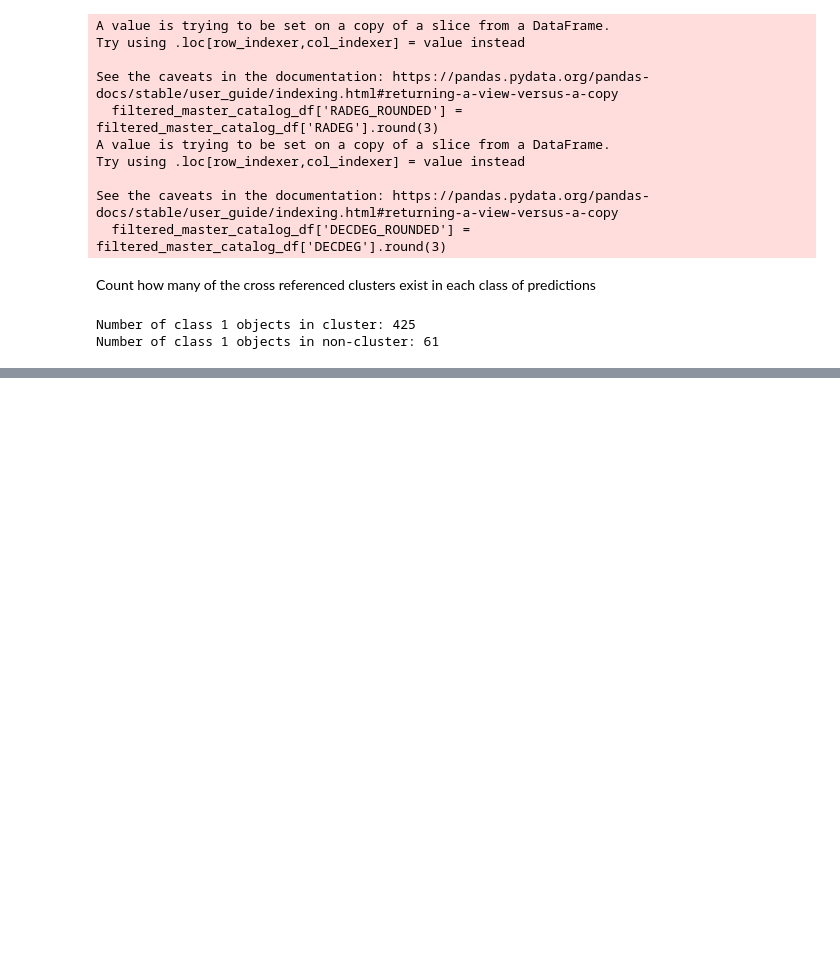
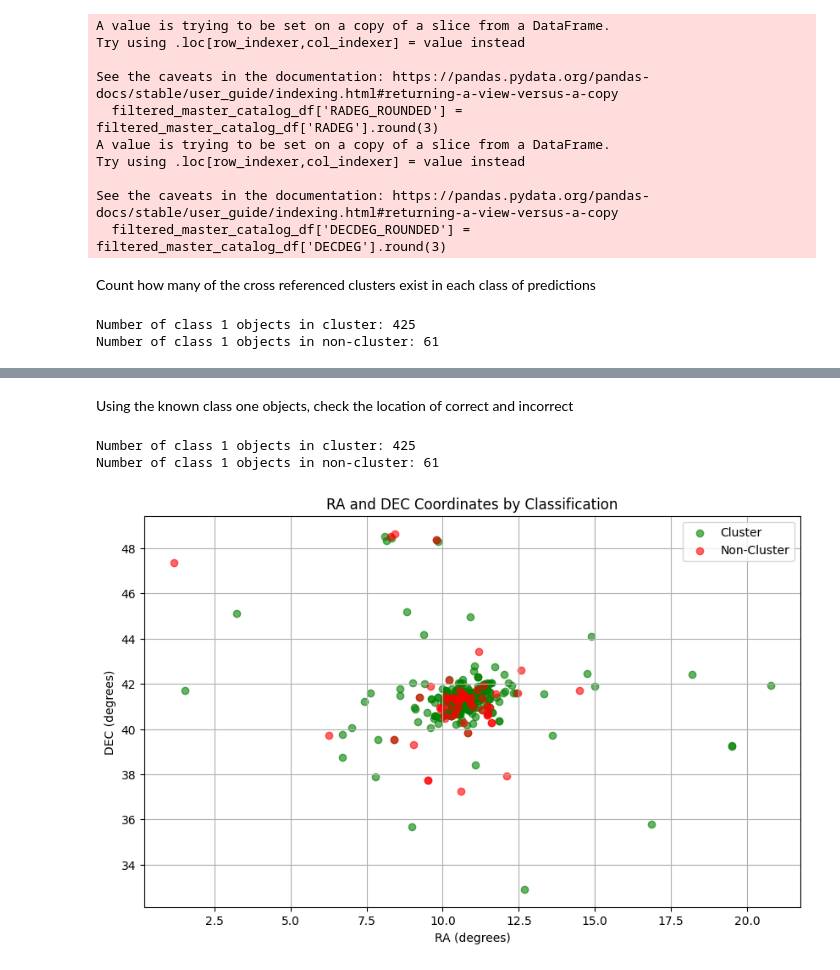
Before and after one commit to OscarKlemenz/Star-Cluster-Classifier, a Jupyter notebook: Finding Real Images/find_nearest_field_and_get_image.ipynb, the cells around one changed output, grey strips where cells are left out. Cells and saved outputs as stored; diff of their text form; code cells hidden in the pictures; blank space fills up the shorter version.

```diff
--- a/Finding Real Images/find_nearest_field_and_get_image.ipynb
+++ b/Finding Real Images/find_nearest_field_and_get_image.ipynb
@@ -980,0 +1041,68 @@ Number of class 1 objects in non-cluster: 61
+# %% [markdown]
+Using the known class one objects, check the location of correct and incorrect
+# %%
+import os
+import pandas as pd
+import matplotlib.pyplot as plt
+
+# Load the CSV files
+cross_referenced_file = 'cross_referenced_results.csv'
+cross_referenced_df = pd.read_csv(cross_referenced_file)
+
+# Filter the cross-referenced DataFrame to only include class 1 objects
+class_1_df = cross_referenced_df[cross_referenced_df['CLASS'] == 1]
+
+# Create a set of RADEG and DECDEG tuples for class 1 objects
+class_1_coords = set(zip(class_1_df['RADEG_y'], class_1_df['DECDEG_y']))
+
+# Directories to check
+cluster_dir = '../data/predictions_128SRNC/cluster'
+non_cluster_dir = '../data/predictions_128SRNC/non-cluster'
+
+# Lists to store RA and DEC values for plotting
+ra_cluster = []
+dec_cluster = []
+ra_non_cluster = []
+dec_non_cluster = []
+
+# Function to count matching images in a directory and collect RA/DEC for plotting
+def count_and_collect_images(directory, coords_set, ra_list, dec_list):
+    count = 0
+    for filename in os.listdir(directory):
+        if filename.lower().endswith(('.png', '.jpg', '.jpeg', '.bmp')):
+            for ra, dec in coords_set:
+                if f"{ra}" in filename and f"{dec}" in filename:
+                    count += 1
+                    ra_list.append(ra)
+                    dec_list.append(dec)
+                    break
+    return count
+
+# Count matching images in cluster and non-cluster directories and collect RA/DEC for plotting
+cluster_count = count_and_collect_images(cluster_dir, class_1_coords, ra_cluster, dec_cluster)
+non_cluster_count = count_and_collect_images(non_cluster_dir, class_1_coords, ra_non_cluster, dec_non_cluster)
+
+# Output the results
+print(f"Number of class 1 objects in cluster: {cluster_count}")
+print(f"Number of class 1 objects in non-cluster: {non_cluster_count}")
+
+# Create a scatter plot
+plt.figure(figsize=(10, 6))
+
+# Plot cluster and non-cluster points with different colors
+plt.scatter(ra_cluster, dec_cluster, color='green', label='Cluster', alpha=0.6)
+plt.scatter(ra_non_cluster, dec_non_cluster, color='red', label='Non-Cluster', alpha=0.6)
+
+# Add labels and title
+plt.xlabel('RA (degrees)')
+plt.ylabel('DEC (degrees)')
+plt.title('RA and DEC Coordinates by Classification')
+plt.legend()
+plt.grid(True)
+
+# Show the plot
+plt.show()
+# %% [output]
+Number of class 1 objects in cluster: 425
+Number of class 1 objects in non-cluster: 61
+[figure, added]
```
Also changed, not shown: parts of 2 cells of this notebook, 3 other files.
